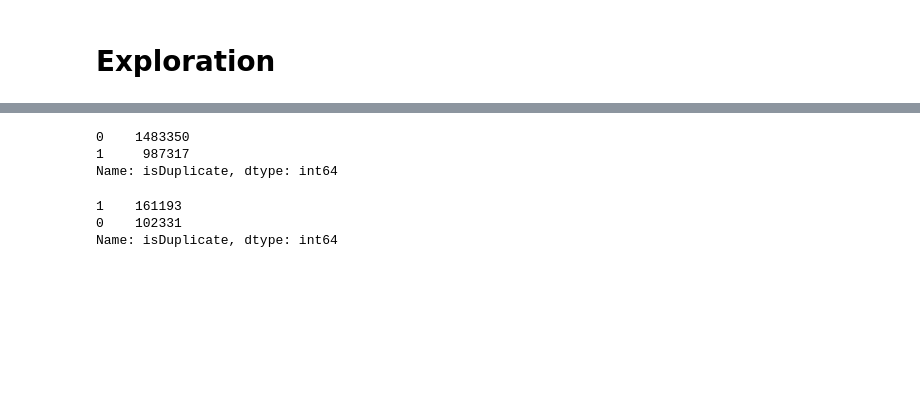
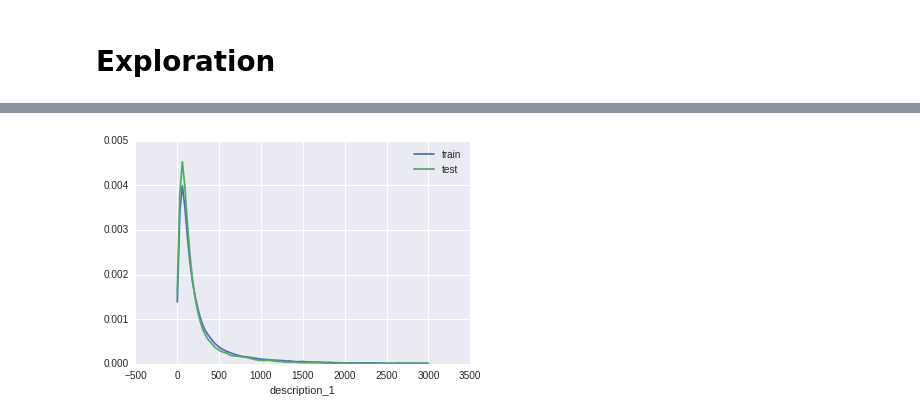
Before and after one commit to ArdalanM/kaggle_avito, a Jupyter notebook: avito_exploration.ipynb, the cells around one changed output, grey strips where cells are left out. Drawn from its saved outputs; the diff is of its cells as text; code cells hidden in the pictures; blank space fills up the shorter version.

Commit message:
- compare train/test distributions

```diff
--- a/avito_exploration.ipynb
+++ b/avito_exploration.ipynb
@@ -177,12 +2,0 @@ ax = sns.pairplot(pdtrain[['geo_dist', 'isDuplicate']], hue='isDuplicate')
-# %%
-pdtrain[pdtrain.geo_dist < 1]['isDuplicate'].value_counts()
-# %% [output]
-0    1483350
-1     987317
-Name: isDuplicate, dtype: int64
-# %%
-pdtrain[pdtrain.geo_dist > 100]['isDuplicate'].value_counts()
-# %% [output]
-1    161193
-0    102331
-Name: isDuplicate, dtype: int64
@@ -188,0 +14,43 @@ Name: isDuplicate, dtype: int64
+# %%
+pdtrain_part1 = pd.read_hdf(FOLDER + "data/train_merged-part1.h")
+pdtrain_part2 = pd.read_hdf(FOLDER + "data/train_merged-part2.h")
+pdtrain = pdtrain_part1.append(pdtrain_part2)
+pdtest = pd.read_hdf(FOLDER + "data/test_merged.h")
+
+del pdtrain_part1
+del pdtrain_part2
+# %%
+pdtrain.title_1.fillna("", inplace=True)
+pdtrain.title_2.fillna("", inplace=True)
+
+pdtrain.description_1.fillna("", inplace=True)
+pdtrain.description_2.fillna("", inplace=True)
+
+pdtrain.attrsJSON_1.fillna("", inplace=True)
+pdtrain.attrsJSON_2.fillna("", inplace=True)
+
+pdtest.title_1.fillna("", inplace=True)
+pdtest.title_2.fillna("", inplace=True)
+
+pdtest.description_1.fillna("", inplace=True)
+pdtest.description_2.fillna("", inplace=True)
+
+pdtest.attrsJSON_1.fillna("", inplace=True)
+pdtest.attrsJSON_2.fillna("", inplace=True)
+
+pdtrain.price_1.fillna(99999999, inplace=True)
+pdtrain.price_2.fillna(99999999, inplace=True)
+
+
+pdtest.price_1.fillna(99999999, inplace=True)
+pdtest.price_2.fillna(99999999, inplace=True)
+# %%
+import matplotlib.pyplot as plt
+
+plt.figure()
+ax1 = sns.distplot(pdtrain.description_1.apply(len), hist=False, label='train')
+ax2 = sns.distplot(pdtest.description_1.apply(len),  hist=False, label='test')
+plt.legend()
+plt.show()
+# %% [output]
+[figure, added]
```
Also changed, not shown: parts of 53 cells of this notebook.
